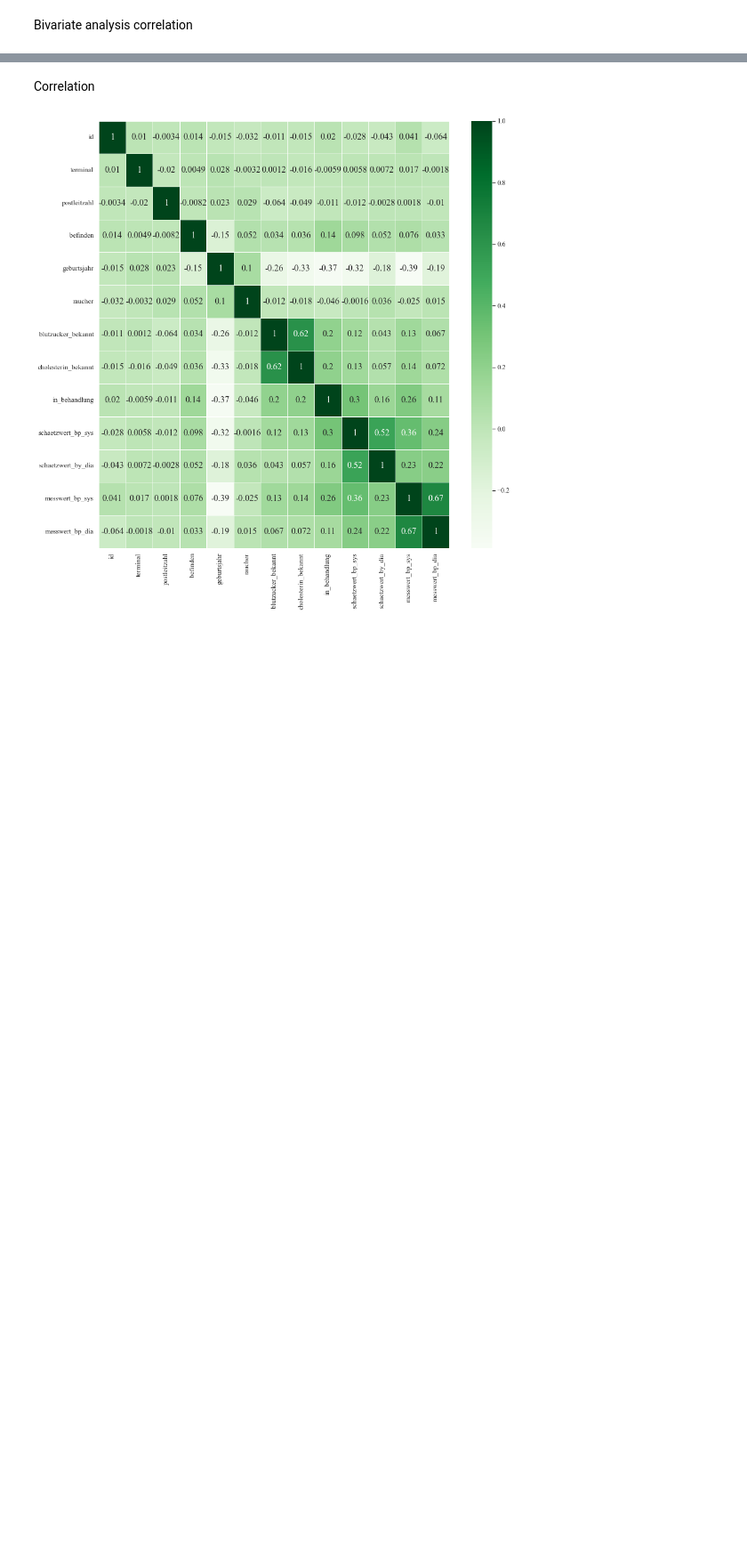
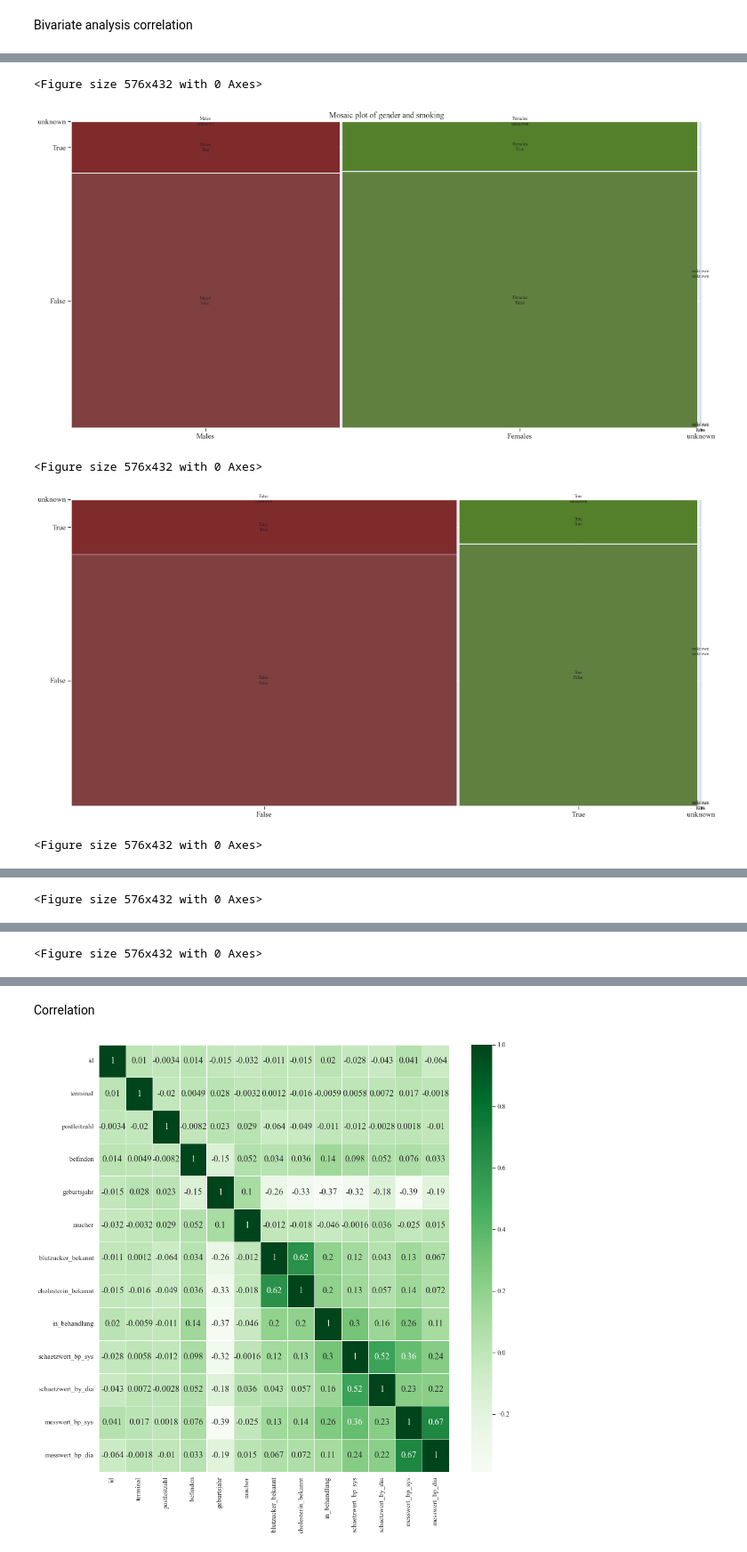
Before and after one commit to farrukh-ahmed/Case-Studies---Project-1, a Jupyter notebook: Notebooks/Project1-descriptive-data-analysis-Amirreza.ipynb, the cells around one changed output, grey strips where cells are left out. Shown at 89% size. Saved outputs shown, nothing was run; the diff lists cells and outputs as text; code cells hidden in the pictures; blank space fills up the shorter version.

```diff
--- a/Notebooks/Project1-descriptive-data-analysis-Amirreza.ipynb
+++ b/Notebooks/Project1-descriptive-data-analysis-Amirreza.ipynb
@@ -502,0 +482,78 @@ plt.show()
+# %%
+
+from statsmodels.graphics.mosaicplot import mosaic
+
+# Mosaic plot gender smoking
+df_m = pd.concat([data_df['geschlecht'], data_df['raucher']], axis=1, keys=['geschlecht', 'raucher'])
+df_m['geschlecht'] = df_m['geschlecht'].replace('f', 'Females')
+df_m['geschlecht'] = df_m['geschlecht'].replace('m', 'Males')
+
+df_m['raucher'] = df_m['raucher'].replace(False, 'nom-smoking')
+df_m['raucher'] = df_m['raucher'].replace(True, 'smoking')
+
+plt.figure(figsize=(8,6))
+
+mosaic(df_m, ['geschlecht', 'raucher'], title='Mosaic plot of gender and smoking')
+
+plt.savefig(os.path.join(PLOT_DIR_NAME, "Mosaic_gender_smoking.pdf"), dpi=180, bbox_inches='tight')
+plt.show()
+
+# Mosaic plot cholesterin smoking
+df_m = pd.concat([data_df['cholesterin_bekannt'], data_df['raucher']], axis=1, keys=['cholesterin_bekannt', 'raucher'])
+df_m['cholesterin_bekannt'] = df_m['cholesterin_bekannt'].replace(False, 'no-diabets')
+df_m['cholesterin_bekannt'] = df_m['cholesterin_bekannt'].replace(True, 'diabets')
+
+df_m['raucher'] = df_m['raucher'].replace(False, 'nom-smoking')
+df_m['raucher'] = df_m['raucher'].replace(True, 'smoking')
+
+plt.figure(figsize=(8,6))
+
+mosaic(df_m, ['cholesterin_bekannt', 'raucher'])
+
+plt.savefig(os.path.join(PLOT_DIR_NAME, "Mosaic_diabets_smoking.pdf"), dpi=180, bbox_inches='tight')
+plt.show()
+
+# Mosaic plot cholesterin smoking
+df_m = pd.concat([data_df['geschlecht'], data_df['cholesterin_bekannt']], axis=1, keys=['geschlecht', 'cholesterin_bekannt'])
+df_m['cholesterin_bekannt'] = df_m['cholesterin_bekannt'].replace(False, 'no-diabets')
+df_m['cholesterin_bekannt'] = df_m['cholesterin_bekannt'].replace(True, 'diabets')
+
+df_m['geschlecht'] = df_m['geschlecht'].replace('f', 'Females')
+df_m['geschlecht'] = df_m['geschlecht'].replace('m', 'Males')
+
+plt.figure(figsize=(8,6))
+
+mosaic(df_m, ['geschlecht', 'cholesterin_bekannt'])
+
+plt.savefig(os.path.join(PLOT_DIR_NAME, "Mosaic_gender_diabets.pdf"), dpi=180, bbox_inches='tight')
+plt.show()
+
+# Mosaic plot age-group smoking
+df_m = pd.concat([data_df['age_group'], data_df['cholesterin_bekannt']], axis=1, keys=['age_group', 'cholesterin_bekannt'])
+df_m['cholesterin_bekannt'] = df_m['cholesterin_bekannt'].replace(False, 'no-diabets')
+df_m['cholesterin_bekannt'] = df_m['cholesterin_bekannt'].replace(True, 'diabets')
+
+plt.figure(figsize=(8,6))
+
+mosaic(df_m, ['age_group', 'cholesterin_bekannt'])
+plt.savefig(os.path.join(PLOT_DIR_NAME, "Mosaic_age_group_diabets.pdf"), dpi=180, bbox_inches='tight')
+plt.show()
+
+
+# Mosaic plot cholesterin area
+df_m = pd.concat([data_df['bundesland'], data_df['cholesterin_bekannt']], axis=1, keys=['bundesland', 'cholesterin_bekannt'])
+df_m['cholesterin_bekannt'] = df_m['cholesterin_bekannt'].replace(False, 'no-diabets')
+df_m['cholesterin_bekannt'] = df_m['cholesterin_bekannt'].replace(True, 'diabets')
+
+plt.figure(figsize=(8,6))
+
+mosaic(df_m, ['bundesland', 'cholesterin_bekannt'])
+
+plt.savefig(os.path.join(PLOT_DIR_NAME, "Mosaic_area_diabets.pdf"), dpi=180, bbox_inches='tight')
+plt.show()
+# %% [output]
+<Figure size 576x432 with 0 Axes>
+[figure, added]
+<Figure size 576x432 with 0 Axes>
+[figure, added]
+<Figure size 576x432 with 0 Axes>
@@ -502,0 +561 @@ plt.show()
+<Figure size 576x432 with 0 Axes>
@@ -502,0 +563 @@ plt.show()
+<Figure size 576x432 with 0 Axes>
```
Also changed, not shown: parts of 18 cells of this notebook, 20 other files.
